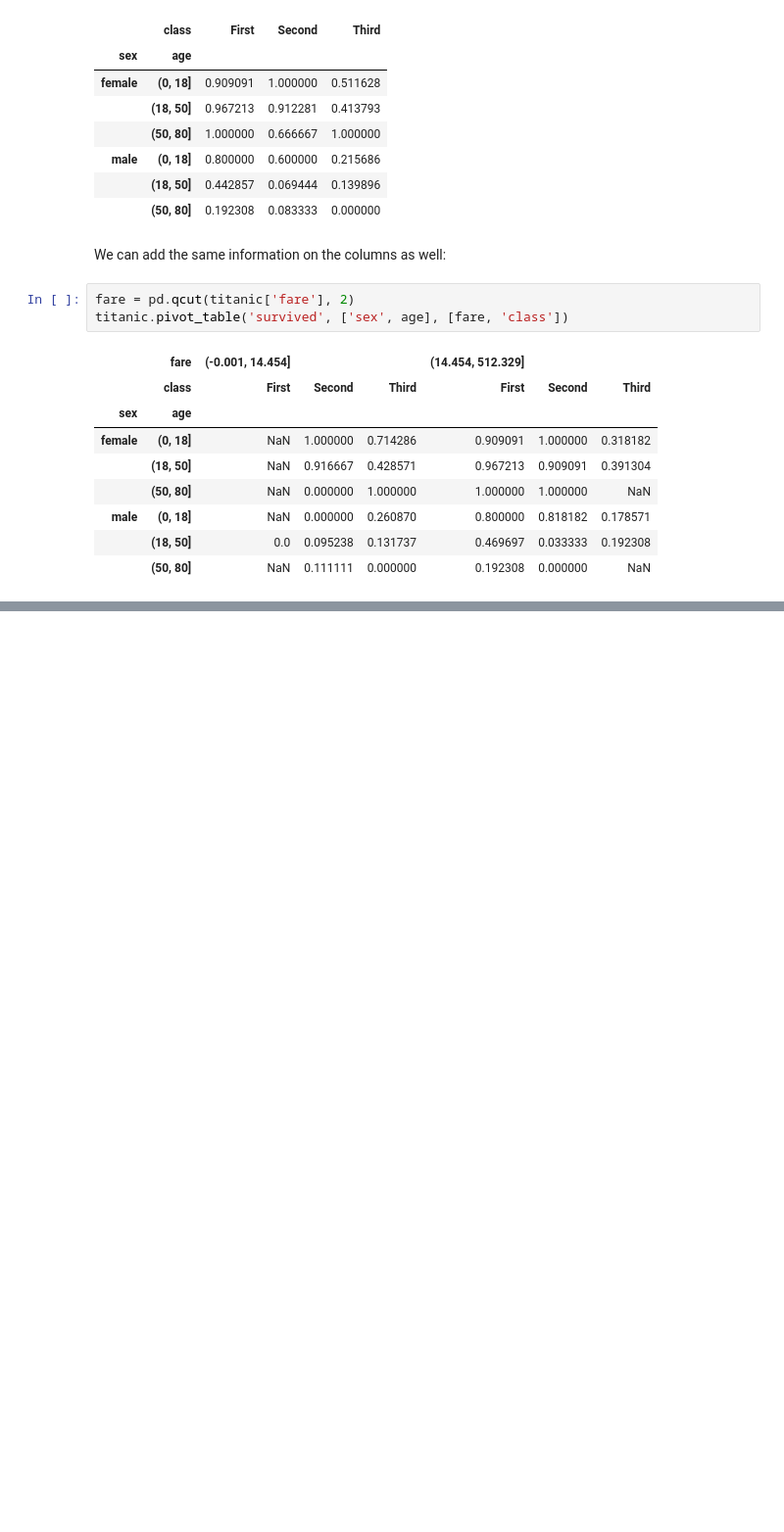
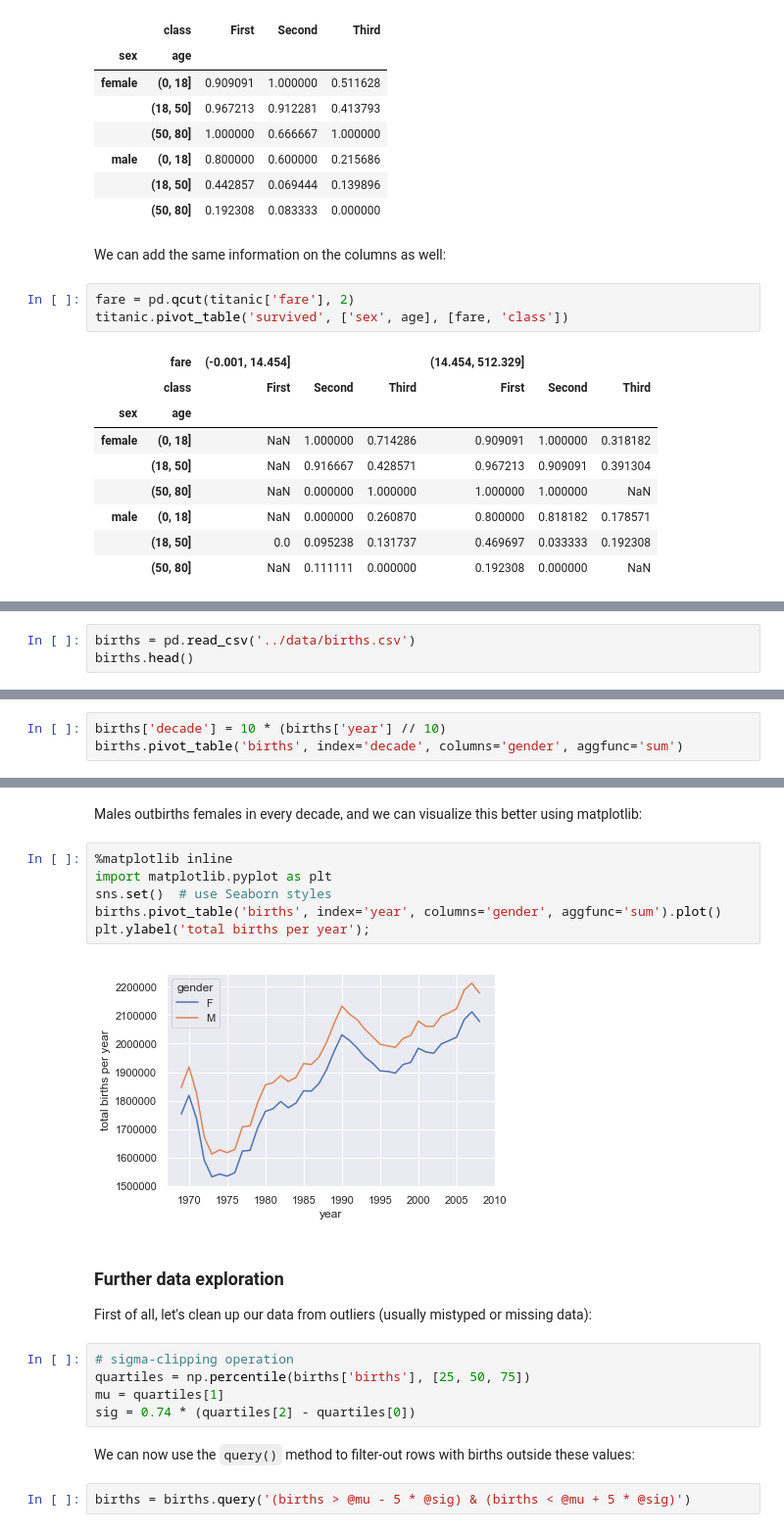
Before and after one commit to GiuseppeBaldini/Python-DS-Handbook, a Jupyter notebook: 3.Pandas/03.09 - Pivot Tables.ipynb, the cells around one changed output, grey strips where cells are left out. Shown at 98% size. Cells and saved outputs as stored; diff of their text form; blank space fills up the shorter version.

```diff
--- a/3.Pandas/03.09 - Pivot Tables.ipynb
+++ b/3.Pandas/03.09 - Pivot Tables.ipynb
@@ -88,0 +158,3 @@ titanic.pivot_table('survived', ['sex', age], [fare, 'class'])
+# %%
+births = pd.read_csv('../data/births.csv')
+births.head()
@@ -88,0 +170,3 @@ titanic.pivot_table('survived', ['sex', age], [fare, 'class'])
+# %%
+births['decade'] = 10 * (births['year'] // 10)
+births.pivot_table('births', index='decade', columns='gender', aggfunc='sum')
@@ -88,0 +181,23 @@ titanic.pivot_table('survived', ['sex', age], [fare, 'class'])
+# %% [markdown]
+Males outbirths females in every decade, and we can visualize this better using matplotlib:
+# %%
+%matplotlib inline
+import matplotlib.pyplot as plt
+sns.set()  # use Seaborn styles
+births.pivot_table('births', index='year', columns='gender', aggfunc='sum').plot()
+plt.ylabel('total births per year');
+# %% [output]
+[figure, added]
+# %% [markdown]
+### Further data exploration
+
+First of all, let's clean up our data from outliers (usually mistyped or missing data):
+# %%
+# sigma-clipping operation
+quartiles = np.percentile(births['births'], [25, 50, 75])
+mu = quartiles[1]
+sig = 0.74 * (quartiles[2] - quartiles[0])
+# %% [markdown]
+We can now use the <code>query()</code> method to filter-out rows with births outside these values:
+# %%
+births = births.query('(births > @mu - 5 * @sig) & (births < @mu + 5 * @sig)')
```
Also changed, not shown: parts of 24 cells of this notebook.
